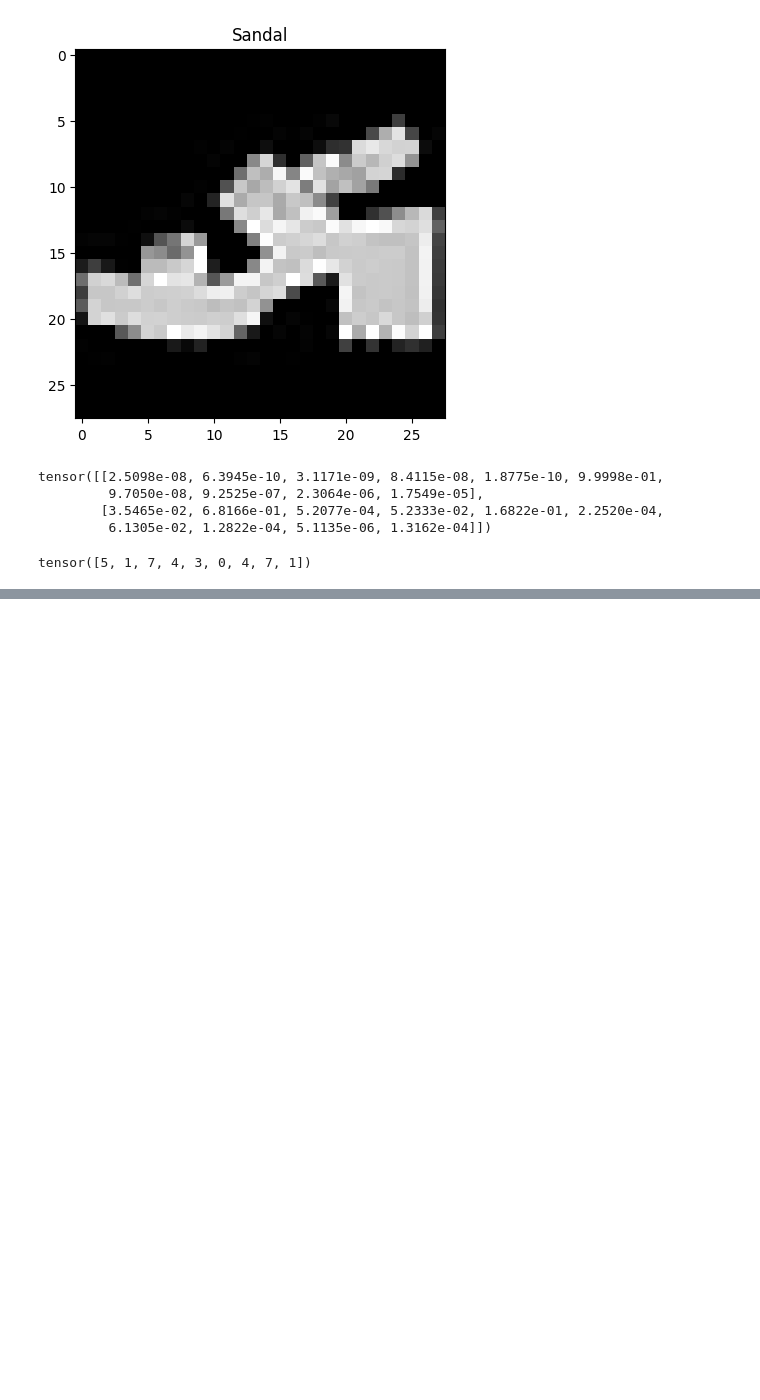
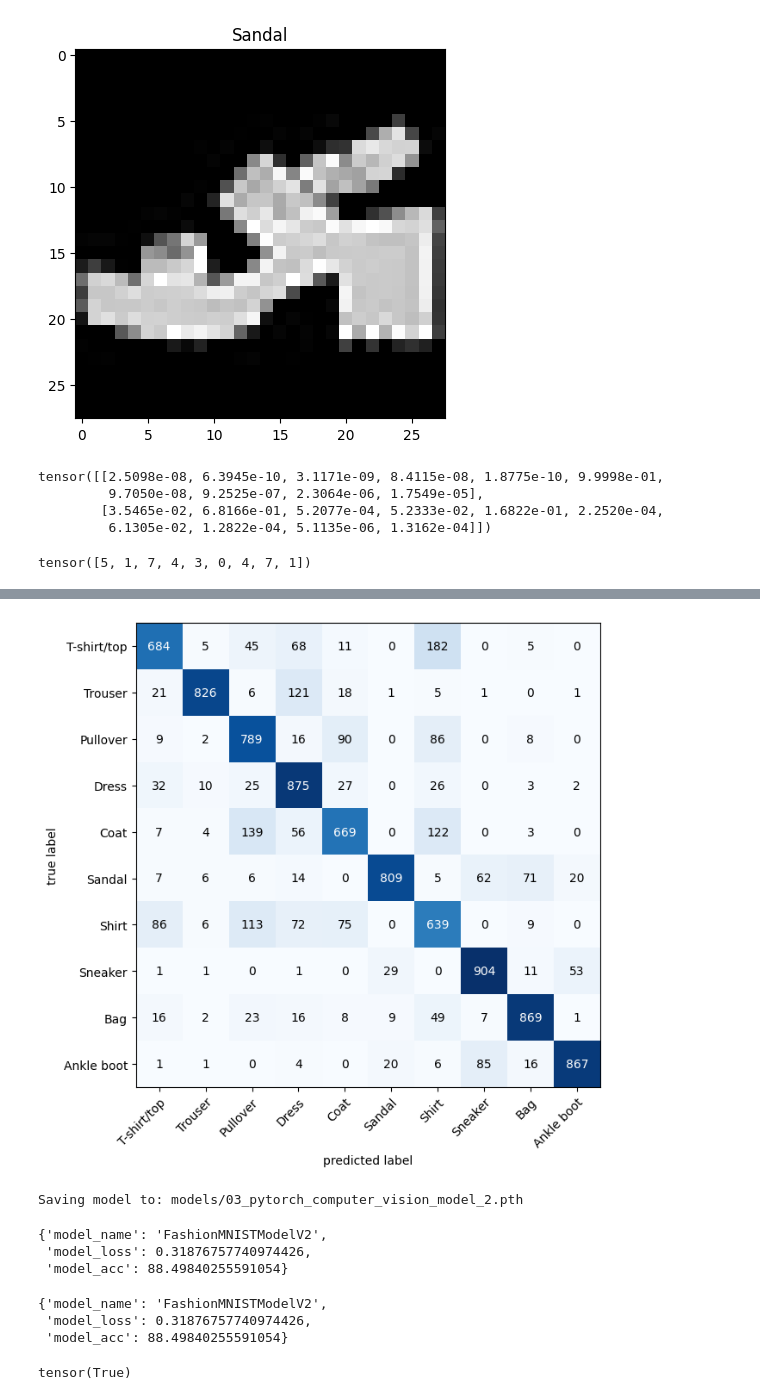
Before and after one commit to BhardwajArjit/Google-Colab, a Jupyter notebook: Computer_Vision.ipynb, the cells around one changed output, grey strips where cells are left out. Saved outputs shown, nothing was run; the diff lists cells and outputs as text; code cells hidden in the pictures; blank space fills up the shorter version.

Commit message:
add Computer_Vision

```diff
--- a/Computer_Vision.ipynb
+++ b/Computer_Vision.ipynb
@@ -875,0 +930,31 @@ tensor([5, 1, 7, 4, 3, 0, 4, 7, 1])
+# %%
+from torchmetrics import ConfusionMatrix
+from mlxtend.plotting import plot_confusion_matrix
+
+confmat = ConfusionMatrix(num_classes=len(class_names), task="multiclass")
+confmat_tensor = confmat(preds=y_pred_tensor,
+                         target=test_data.targets)
+
+fig, ax = plot_confusion_matrix(
+    conf_mat=confmat_tensor.numpy(),
+    class_names=class_names,
+    figsize=(10, 7)
+)
+# %% [output]
+[figure, added]
+# %%
+from pathlib import Path
+
+MODEL_PATH = Path("models")
+MODEL_PATH.mkdir(parents=True,
+                 exist_ok=True
+)
+
+MODEL_NAME = "03_pytorch_computer_vision_model_2.pth"
+MODEL_SAVE_PATH = MODEL_PATH / MODEL_NAME
+
+print(f"Saving model to: {MODEL_SAVE_PATH}")
+torch.save(obj=model_2.state_dict(),
+           f=MODEL_SAVE_PATH)
+# %% [output]
+Saving model to: models/03_pytorch_computer_vision_model_2.pth
@@ -875,0 +969,28 @@ tensor([5, 1, 7, 4, 3, 0, 4, 7, 1])
+# %%
+torch.manual_seed(42)
+
+loaded_model_2_results = eval_model(
+    model=loaded_model_2,
+    data_loader=test_dataloader,
+    loss_fn=loss_fn,
+    accuracy_fn=accuracy_fn
+)
+
+loaded_model_2_results
+# %% [output]
+{'model_name': 'FashionMNISTModelV2',
+ 'model_loss': 0.31876757740974426,
+ 'model_acc': 88.49840255591054}
+# %%
+model_2_results
+# %% [output]
+{'model_name': 'FashionMNISTModelV2',
+ 'model_loss': 0.31876757740974426,
+ 'model_acc': 88.49840255591054}
+# %%
+torch.isclose(torch.tensor(model_2_results["model_loss"]),
+              torch.tensor(loaded_model_2_results["model_loss"]),
+              atol=1e-08,
+              rtol=0.0001)
+# %% [output]
+tensor(True)
```
Also changed, not shown: parts of 4 cells of this notebook.
